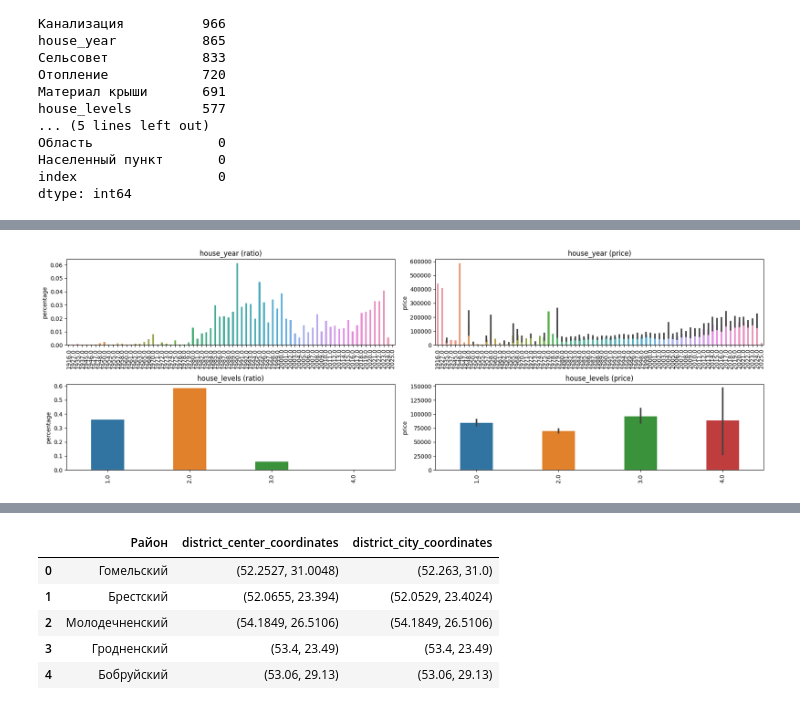
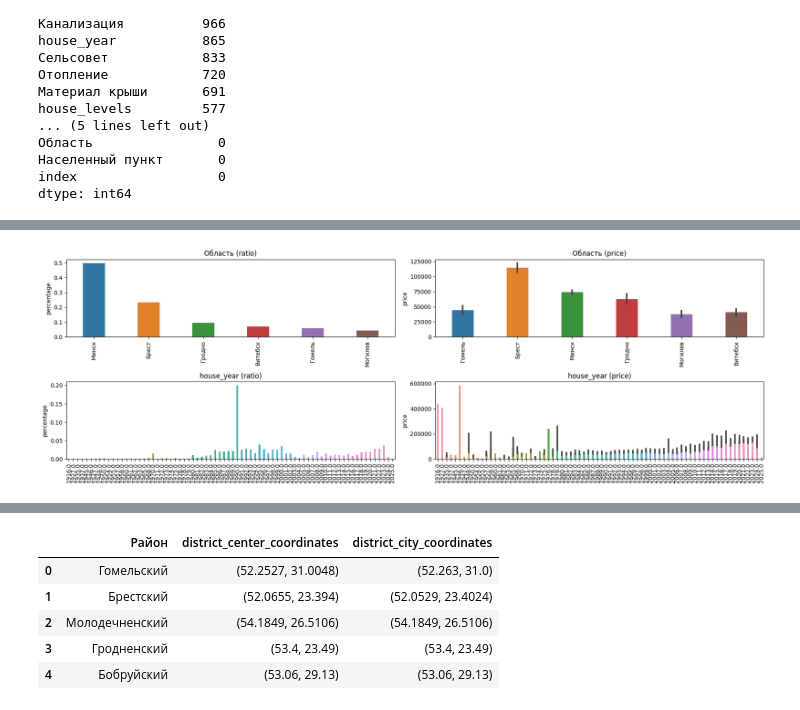
Before and after one commit to ssiarhei115/CountryHouse-price-prediction, a Jupyter notebook: code.ipynb, the cells around one changed output, grey strips where cells are left out. Drawn from its saved outputs; the diff is of its cells as text; code cells hidden in the pictures.

```diff
--- a/code.ipynb
+++ b/code.ipynb
@@ -69,6 +69,8 @@ Index(['index', 'Тип объекта', 'Площадь участка', 'Пл
        'Район города', 'Беседка', 'Микрорайон', 'Новостройка', 'Бассейн',
        'Элитный коттедж', 'Пруд на участке', 'Аукцион'],
       dtype='object')
+# %%
+df.drop(['Тип объекта', 'Номер договора', 'Возможен торг', 'Номер дома', 'Условия продажи', 'Аукцион'], axis=1, inplace=True)
 # %%
 class NUM_Transformer(TransformerMixin, BaseEstimator):
     '''Transform numeric features'''
@@ -98,8 +100,8 @@ class NUM_Transformer(TransformerMixin, BaseEstimator):
         X['house_width'] = X['Ширина застройки'].apply(lambda x: float(re.findall(r"\d+\.*\d*", x)[0]) if x is not np.nan else x)
         X['house_length'] = X['Длина застройки'].apply(lambda x: float(re.findall(r"\d+\.*\d*", x)[0]) if x is not np.nan else x)
 
-        X = X.drop(['Площадь участка', 'Площадь общая', 'Уровней в доме', 'Год постройки', 'Процент готовности', 'Координаты', 'Цена',
-              'Площадь жилая', 'Площадь кухни', 'Ширина застройки', 'Длина застройки'], axis=1)
+        X.drop(['Площадь участка', 'Площадь общая', 'Уровней в доме', 'Год постройки', 'Процент готовности', 'Координаты', 'Цена',
+              'Площадь жилая', 'Площадь кухни', 'Ширина застройки', 'Длина застройки'], axis=1, inplace=True)
 
         X = X.fillna({
             'kitchen_area': X['kitchen_area'].median(),
@@ -115,3 +117,7 @@ class NUM_Transformer(TransformerMixin, BaseEstimator):
 
 
         return X
+
+
+num_treat = NUM_Transformer()
+df = num_treat.transform(df)
@@ -121,10 +124,8 @@ df = num_treat.transform(df)
-# %%
-df = df.drop(['Тип объекта', 'Номер договора', 'Возможен торг', 'Номер дома', 'Условия продажи'], axis=1)
 # %%
 cat_features = ['Материал стен', 'Отопление', 'Вода', 'Область', 'Район',
        'Населенный пункт', 'Сельсовет', 'Электроснабжение', 'Баня',
        'Материал крыши', 'Канализация', 'Статус земли', 'Камин', 'Гараж', 'Направление', 'Мебель', 'Газ',
-       'Ремонт', 'Телефон', 'Новостройка', 'Улица', 'Аукцион', 'Район города','index', 'Водоем', 'Ландшафтный дизайн', 'Пруд на участке', 'Рядом лес',
+       'Ремонт', 'Телефон', 'Новостройка', 'Улица', 'Район города','index', 'Водоем', 'Ландшафтный дизайн', 'Пруд на участке', 'Рядом лес',
        'Сад', 'Теплица', 'Хозпостройки', 'Беседка', 'Строительные материалы',
        'Бассейн', 'Элитный коттедж', 'Микрорайон', 'house_levels',
        'house_year']
@@ -527,4 +545,4 @@ nan values: 865
 # %%
-draw_categories(['house_year','house_levels'], 18, 90)
+draw_categories(['Область', 'house_year'], 18, 90)
 # %% [output]
-[figure, old version]
+[figure, new version]
```
Also changed, not shown: parts of 62 cells of this notebook, 1 other file.
